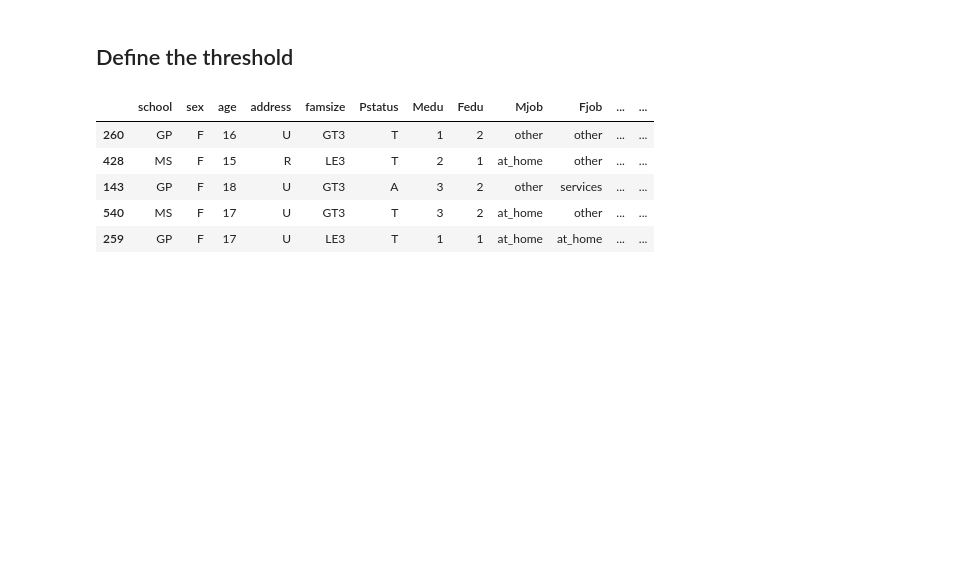
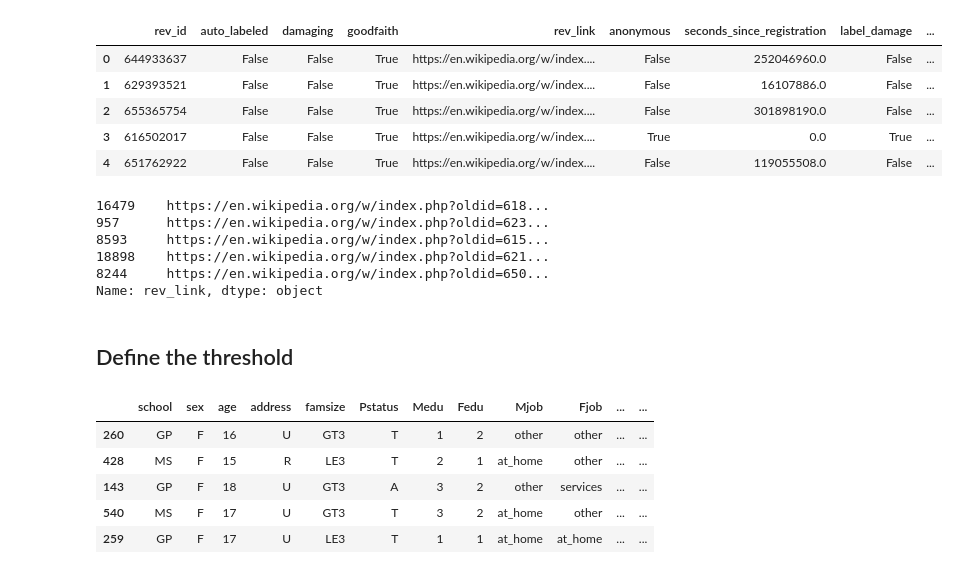
Before and after one commit to WesDeng/Recidivism_Exp, a Jupyter notebook: Baseline Fairlean Practice.ipynb, the cells around one changed output. Saved outputs shown, nothing was run; the diff lists cells and outputs as text; code cells hidden in the pictures; blank space fills up the shorter version.

```diff
--- a/Baseline Fairlean Practice.ipynb
+++ b/Baseline Fairlean Practice.ipynb
@@ -21,6 +21,25 @@ import multiprocessing as mp
 from sklearn.feature_extraction import DictVectorizer
 # %%
 df_por, df_mat = pd.read_csv('student-por.csv', sep=';'), pd.read_csv('student-mat.csv', sep=';')
+# %%
+df = pd.read_csv('wiki_label.csv')
+df.head()
+# %% [output]
+|  | rev_id | auto_labeled | damaging | goodfaith | rev_link | anonymous | seconds_since_registration | label_damage | ... |
+| 0 | 644933637 | False | False | True | https://en.wikipedia.org/w/index.... | False | 252046960.0 | False | ... |
+| 1 | 629393521 | False | False | True | https://en.wikipedia.org/w/index.... | False | 16107886.0 | False | ... |
+| 2 | 655365754 | False | False | True | https://en.wikipedia.org/w/index.... | False | 301898190.0 | False | ... |
+| 3 | 616502017 | False | False | True | https://en.wikipedia.org/w/index.... | True | 0.0 | True | ... |
+| 4 | 651762922 | False | False | True | https://en.wikipedia.org/w/index.... | False | 119055508.0 | False | ... |
+# %%
+df[(df['auto_labeled'] == False) & (df['damaging'] == True)].sample(5)['rev_link']
+# %% [output]
+16479    https://en.wikipedia.org/w/index.php?oldid=618...
+957      https://en.wikipedia.org/w/index.php?oldid=623...
+8593     https://en.wikipedia.org/w/index.php?oldid=615...
+18898    https://en.wikipedia.org/w/index.php?oldid=621...
+8244     https://en.wikipedia.org/w/index.php?oldid=650...
+Name: rev_link, dtype: object
 # %% [markdown]
 ## Define the threshold
 # %%
```
Also changed, not shown: 1 other file.
